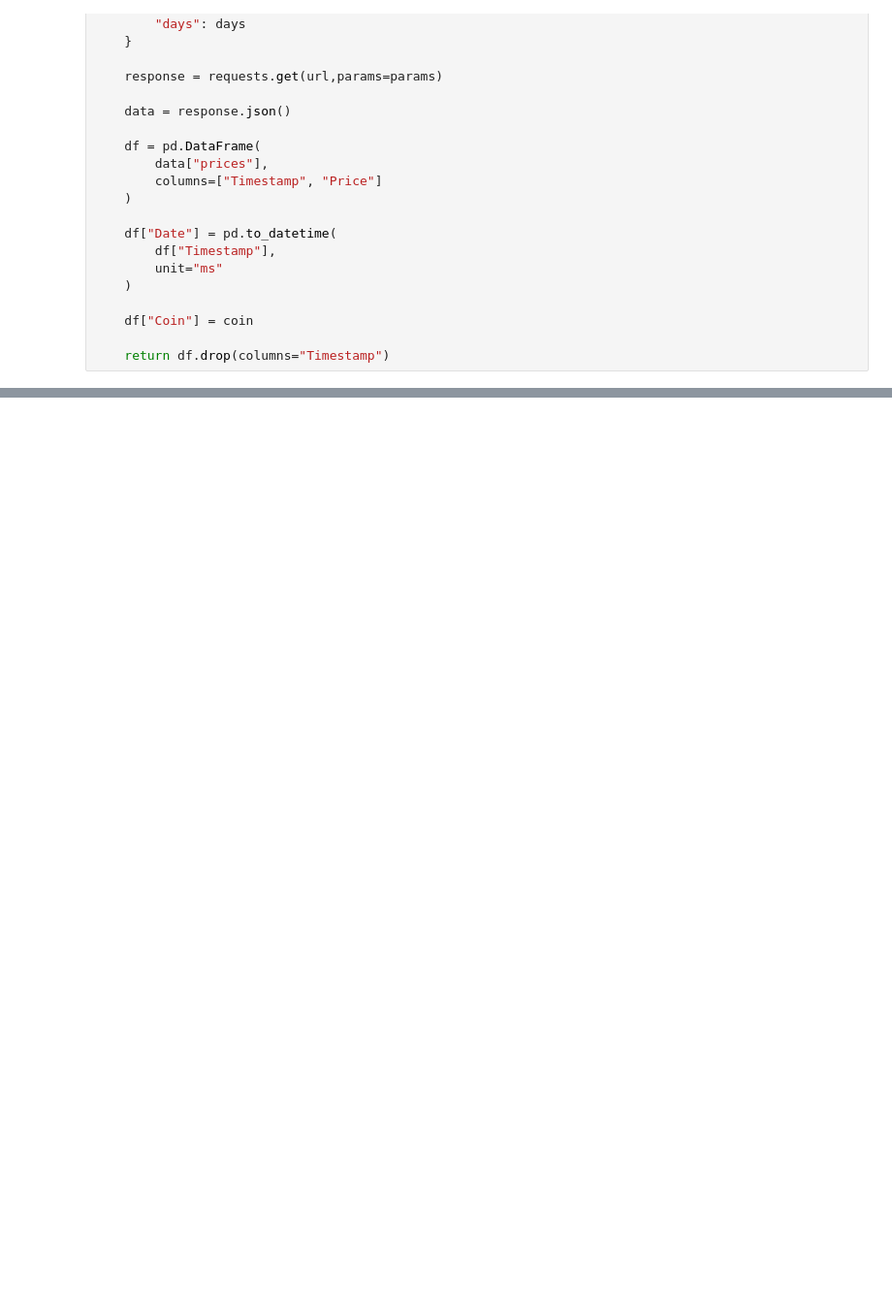
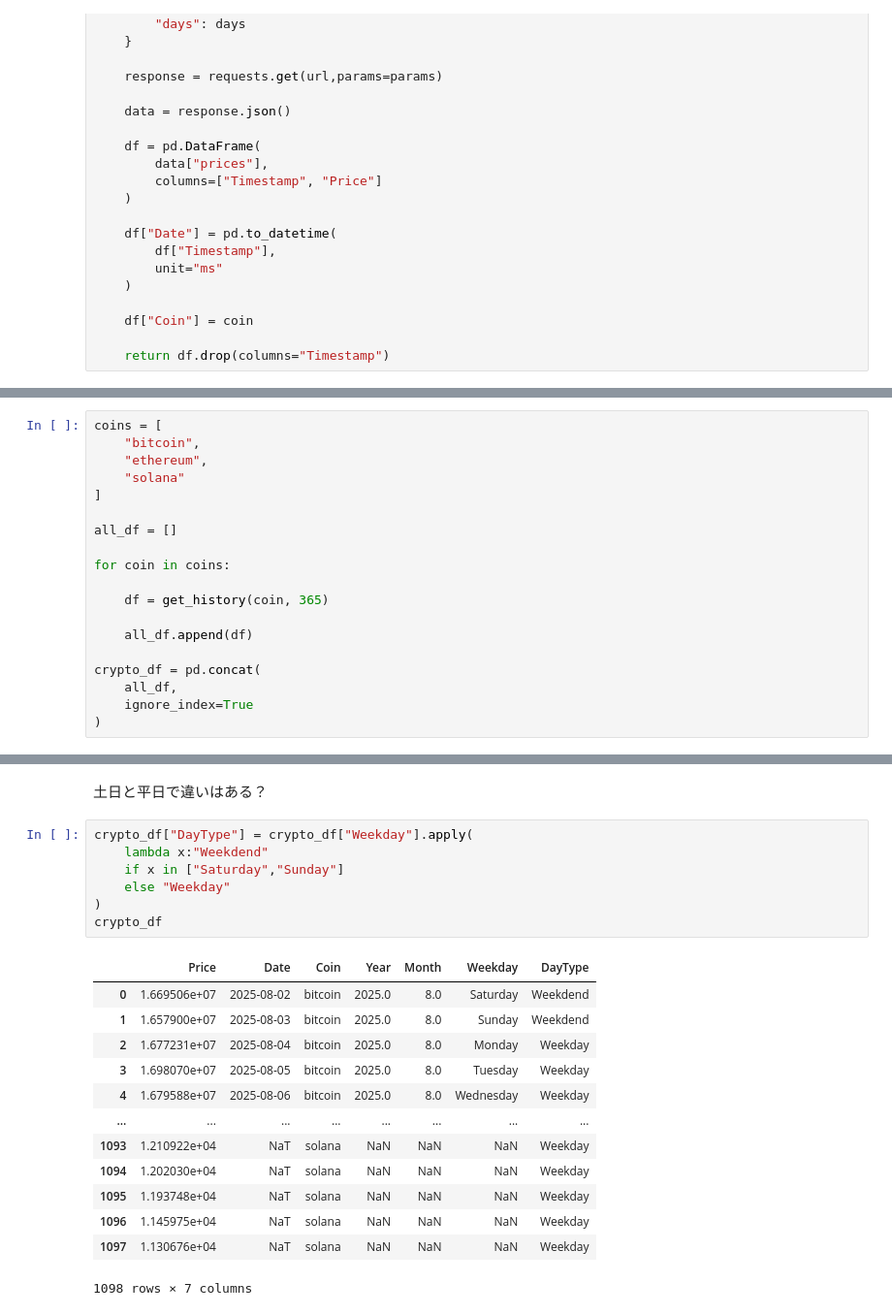
Before and after one commit to shota98501/workspace, a Jupyter notebook: Project/crypto_project/crypto_project(years).ipynb, the cells around one changed output, grey strips where cells are left out. Shown at 97% size. Drawn from its saved outputs; the diff is of its cells as text; blank space fills up the shorter version.

```diff
--- a/Project/crypto_project/crypto_project(years).ipynb
+++ b/Project/crypto_project/crypto_project(years).ipynb
@@ -47,0 +31,19 @@ btc
+# %%
+coins = [
+    "bitcoin",
+    "ethereum",
+    "solana"
+]
+
+all_df = []
+
+for coin in coins:
+
+    df = get_history(coin, 365)
+
+    all_df.append(df)
+
+crypto_df = pd.concat(
+    all_df,
+    ignore_index=True
+)
@@ -47,0 +123,23 @@ btc
+# %% [markdown]
+土日と平日で違いはある？
+# %%
+crypto_df["DayType"] = crypto_df["Weekday"].apply(
+    lambda x:"Weekdend"
+    if x in ["Saturday","Sunday"]
+    else "Weekday"
+)
+crypto_df
+# %% [output]
+|  | Price | Date | Coin | Year | Month | Weekday | DayType |
+| 0 | 1.669506e+07 | 2025-08-02 | bitcoin | 2025.0 | 8.0 | Saturday | Weekdend |
+| 1 | 1.657900e+07 | 2025-08-03 | bitcoin | 2025.0 | 8.0 | Sunday | Weekdend |
+| 2 | 1.677231e+07 | 2025-08-04 | bitcoin | 2025.0 | 8.0 | Monday | Weekday |
+| 3 | 1.698070e+07 | 2025-08-05 | bitcoin | 2025.0 | 8.0 | Tuesday | Weekday |
+| 4 | 1.679588e+07 | 2025-08-06 | bitcoin | 2025.0 | 8.0 | Wednesday | Weekday |
+| ... | ... | ... | ... | ... | ... | ... | ... |
+| 1093 | 1.210922e+04 | NaT | solana | NaN | NaN | NaN | Weekday |
+| 1094 | 1.202030e+04 | NaT | solana | NaN | NaN | NaN | Weekday |
+| 1095 | 1.193748e+04 | NaT | solana | NaN | NaN | NaN | Weekday |
+| 1096 | 1.145975e+04 | NaT | solana | NaN | NaN | NaN | Weekday |
+| 1097 | 1.130676e+04 | NaT | solana | NaN | NaN | NaN | Weekday |
+1098 rows × 7 columns
```
Also changed, not shown: parts of 9 cells of this notebook.
